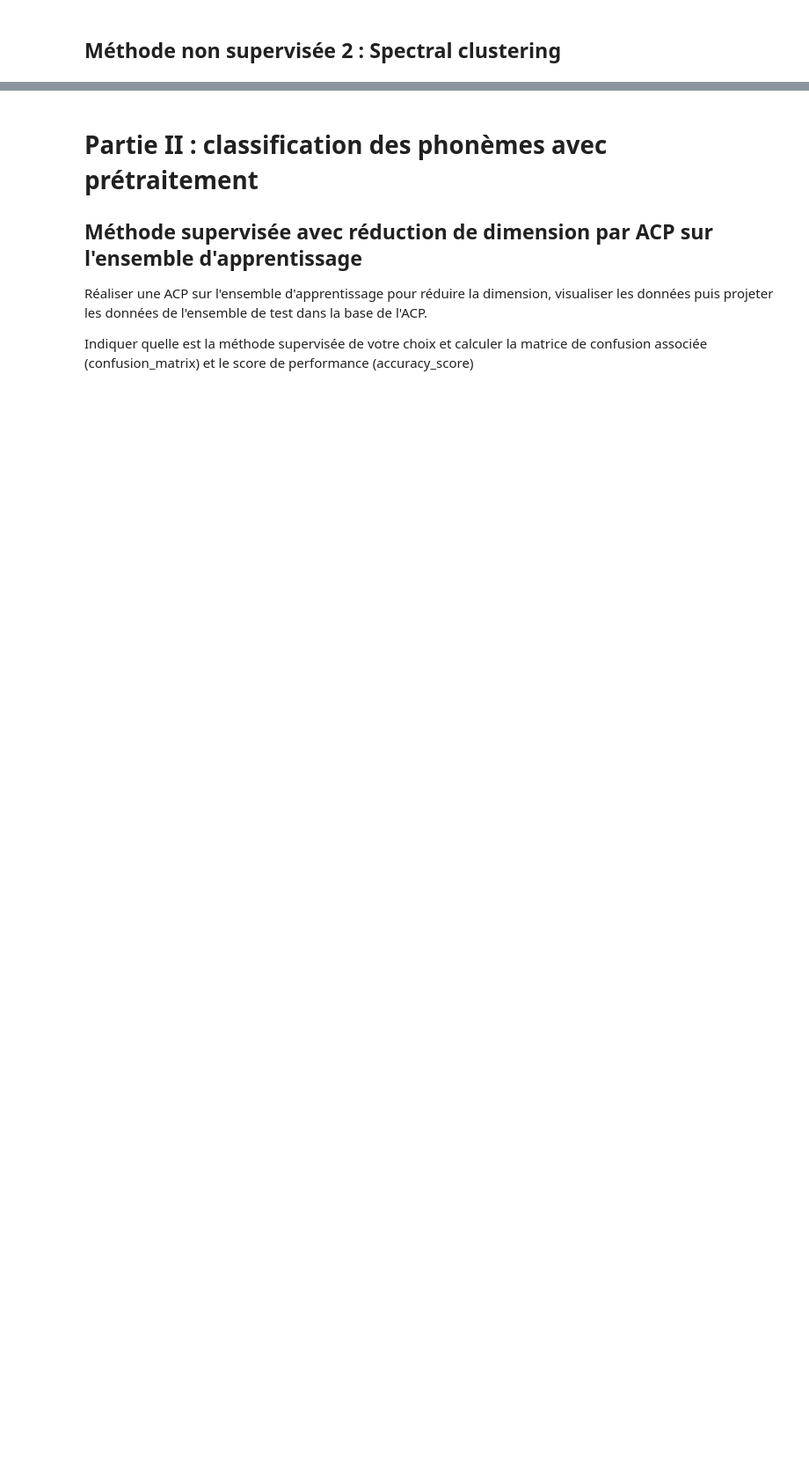
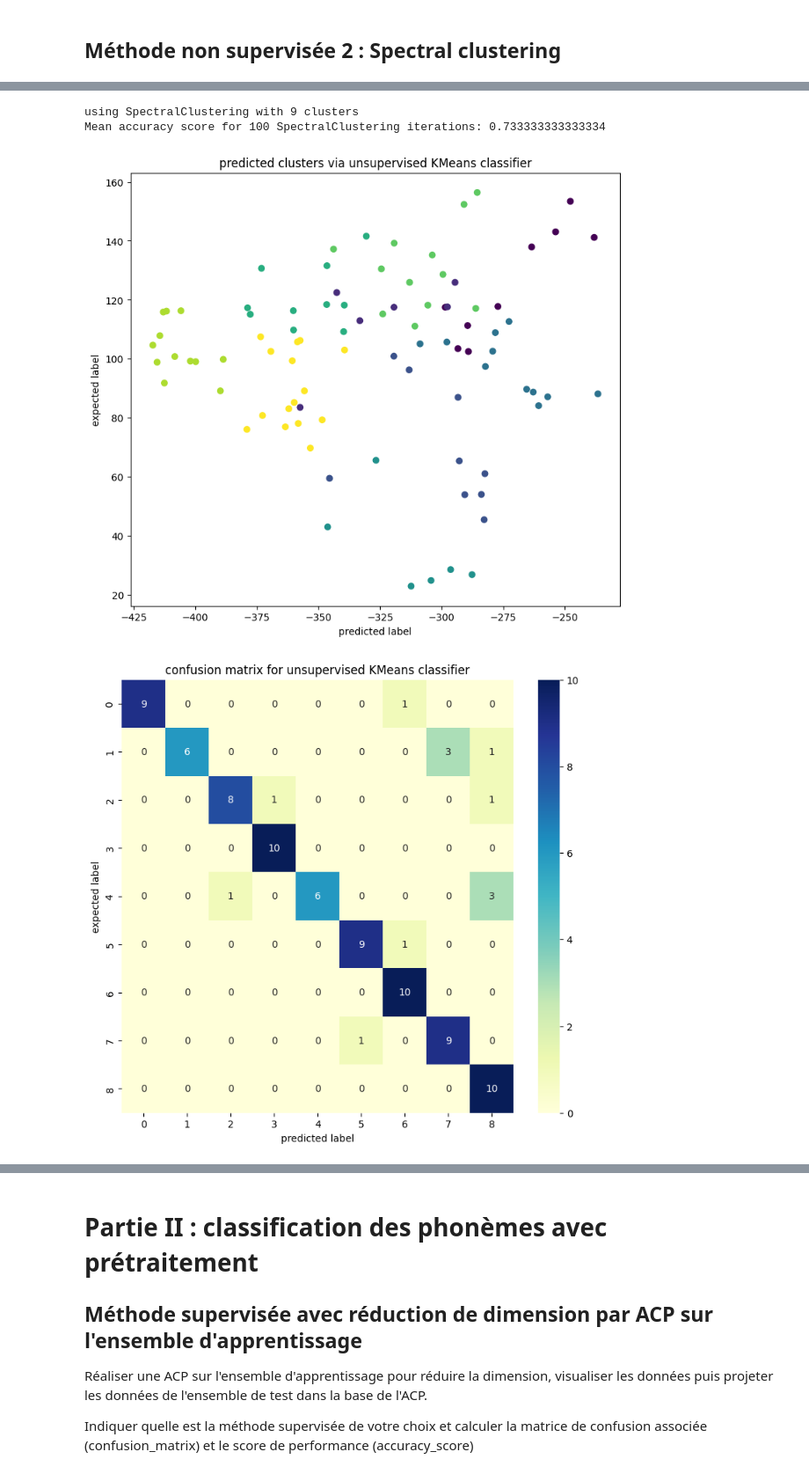
Before and after one commit to nohehf/classphoneme, a Jupyter notebook: Projet_Phonemes.ipynb, the cells around one changed output, grey strips where cells are left out. Shown: that part at 88% size. Drawn from its saved outputs; the diff is of its cells as text; code cells hidden in the pictures; blank space fills up the shorter version.

```diff
--- a/Projet_Phonemes.ipynb
+++ b/Projet_Phonemes.ipynb
@@ -229,0 +262,40 @@ accuracy score: 0.7666666666666667
+# %%
+from sklearn.cluster import SpectralClustering
+
+n_clusters = len(Nomlabel)
+print(f"using SpectralClustering with {n_clusters} clusters")
+
+N = 100
+
+classifier = SpectralClustering(
+    n_clusters=n_clusters,
+    affinity="nearest_neighbors",
+)
+
+cm, score = classify_n_times(N, classifier, DataMFCC)
+
+print(f"Mean accuracy score for {N} SpectralClustering iterations: {score}")
+
+# Affichage des clusters
+# Peu représentatif car en 2D, sur les deux premiers MFCC, on en extrait 13 en réalité
+plt.figure(figsize=(9, 8))
+plt.scatter(DataMFCC[:, 0], DataMFCC[:, 1], c=y_predicted_labelized)
+plt.title("predicted clusters via unsupervised KMeans classifier")
+plt.ylabel("expected label")
+plt.xlabel("predicted label")
+
+# Confusion matrix
+cm = confusion_matrix(y_true=label, y_pred=y_predicted_labelized)
+plt.figure(figsize=(9, 8))
+sns.heatmap(cm, annot=True, cmap="YlGnBu")
+plt.title('confusion matrix for unsupervised KMeans classifier')
+plt.ylabel("expected label")
+plt.xlabel("predicted label")
+
+
+cm_sum_ponderate_sum += cm / cm.size
+# %% [output]
+using SpectralClustering with 9 clusters
+Mean accuracy score for 100 SpectralClustering iterations: 0.733333333333334
+[figure, added]
+[figure, added]
```
Also changed, not shown: parts of 10 cells of this notebook.
